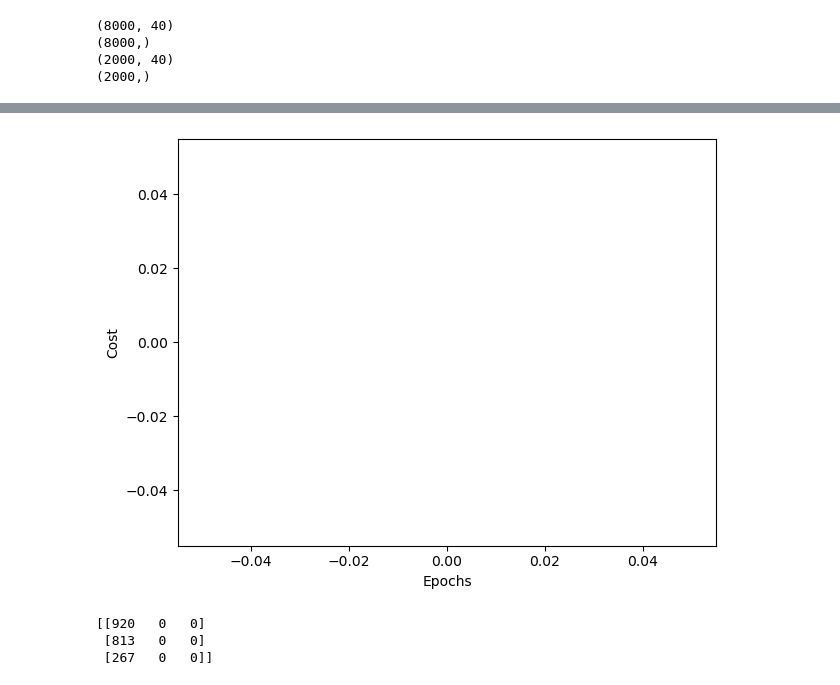
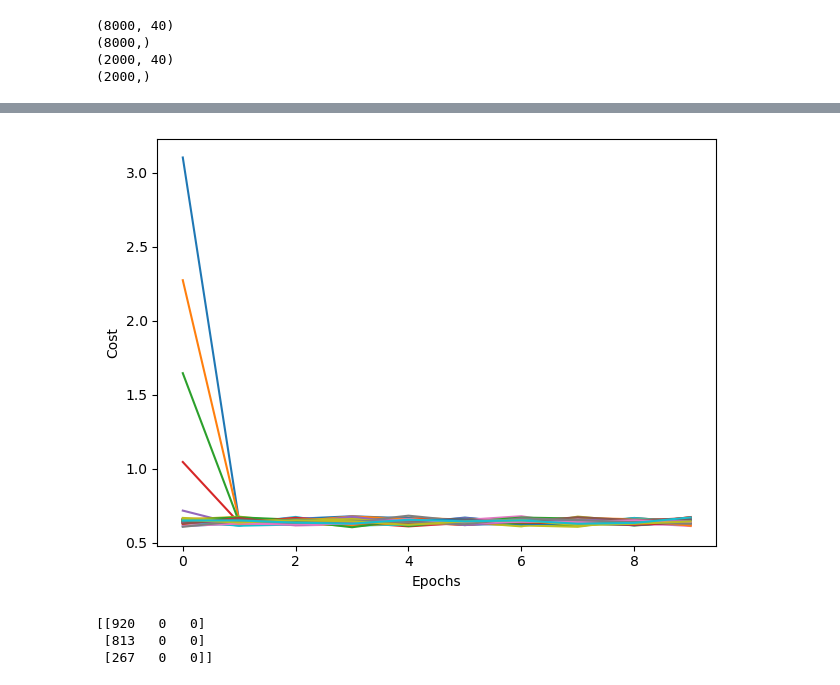
Before and after one commit to Jadonsw123/Lab4MultiLayerPerceptron, a Jupyter notebook: lab4.ipynb, the cells around one changed output, grey strips where cells are left out. Saved outputs shown, nothing was run; the diff lists cells and outputs as text; code cells hidden in the pictures.

```diff
--- a/lab4.ipynb
+++ b/lab4.ipynb
@@ -112,8 +112,8 @@ df = pd.concat([df, df_encoded], axis=1)
 # Iincome' is our target column
 from sklearn.preprocessing import LabelEncoder
 
-X = df.drop('IncomeEncoded', axis=1).head(10000)  # Features
-y = df['IncomeEncoded'].head(10000)  # Target
+X = df.drop('IncomeEncoded', axis=1)  # Features
+y = df['IncomeEncoded']  # Target
 le = LabelEncoder()
 
 # Fit the encoder to the target variable and transform it
@@ -591,7 +595,9 @@ class TLPMiniBatch(TwoLayerPerceptronBase):
 class TLPMiniBatchCrossEntropy(TLPMiniBatch):
     def _cost(self,A3,Y_enc,W1,W2):
         '''Get the objective function value'''
-        cost = -np.mean(np.nan_to_num((Y_enc*np.log(A3)+(1-Y_enc)*np.log(1-A3))))
+        epsilon = 1e-7  # small constant
+        cost = -np.mean(np.nan_to_num((Y_enc*np.log(A3 + epsilon) + (1-Y_enc)*np.log(1 - A3 + epsilon))))
+        # cost = -np.mean(np.nan_to_num((Y_enc*np.log(A3)+(1-Y_enc)*np.log(1-A3))))
         L2_term = self._L2_reg(self.l2_C, W1, W2)
         return cost + L2_term
 
@@ -603,12 +609,16 @@ class TLPMiniBatchCrossEntropy(TLPMiniBatch):
         V1 = A2*(1-A2)*(W2.T @ V2)
 
         grad2 = V2 @ A2.T
+        A1 = A1.astype(np.float64)
         grad1 = V1[1:,:] @ A1.T
-
+        # print(V1[1:,:].shape, A1.T.shape)
+        # print(V1[1:,:].dtype, A1.T.dtype)
         # regularize weights that are not bias terms
         grad1[:, 1:] += W1[:, 1:] * self.l2_C
         grad2[:, 1:] += W2[:, 1:] * self.l2_C
-        print("hello")
+        # print("W datatypes:",W1.dtype,W2.dtype)
+        # print(grad1.dtype)
+        # print(grad2.dtype)
         return grad1, grad2
 # %%
 class TLPBetterInitial(TLPMiniBatchCrossEntropy):
@@ -672,11 +676,11 @@ UFuncTypeError: Cannot cast ufunc 'subtract' output from dtype('O') to dtype('fl
 # %%
-plt.plot(range(len(nn.cost_)), nn.cost_)
+plt.plot(range(len(nn_better.cost_)), nn_better.cost_)
 plt.ylabel('Cost')
 plt.xlabel('Epochs')
 plt.tight_layout()
 plt.show()
 # %% [output]
-[figure, old version]
+[figure, new version]
 # %%
 #this is ai generated code, not from class:
 
```
Also changed, not shown: parts of 4 cells of this notebook.
